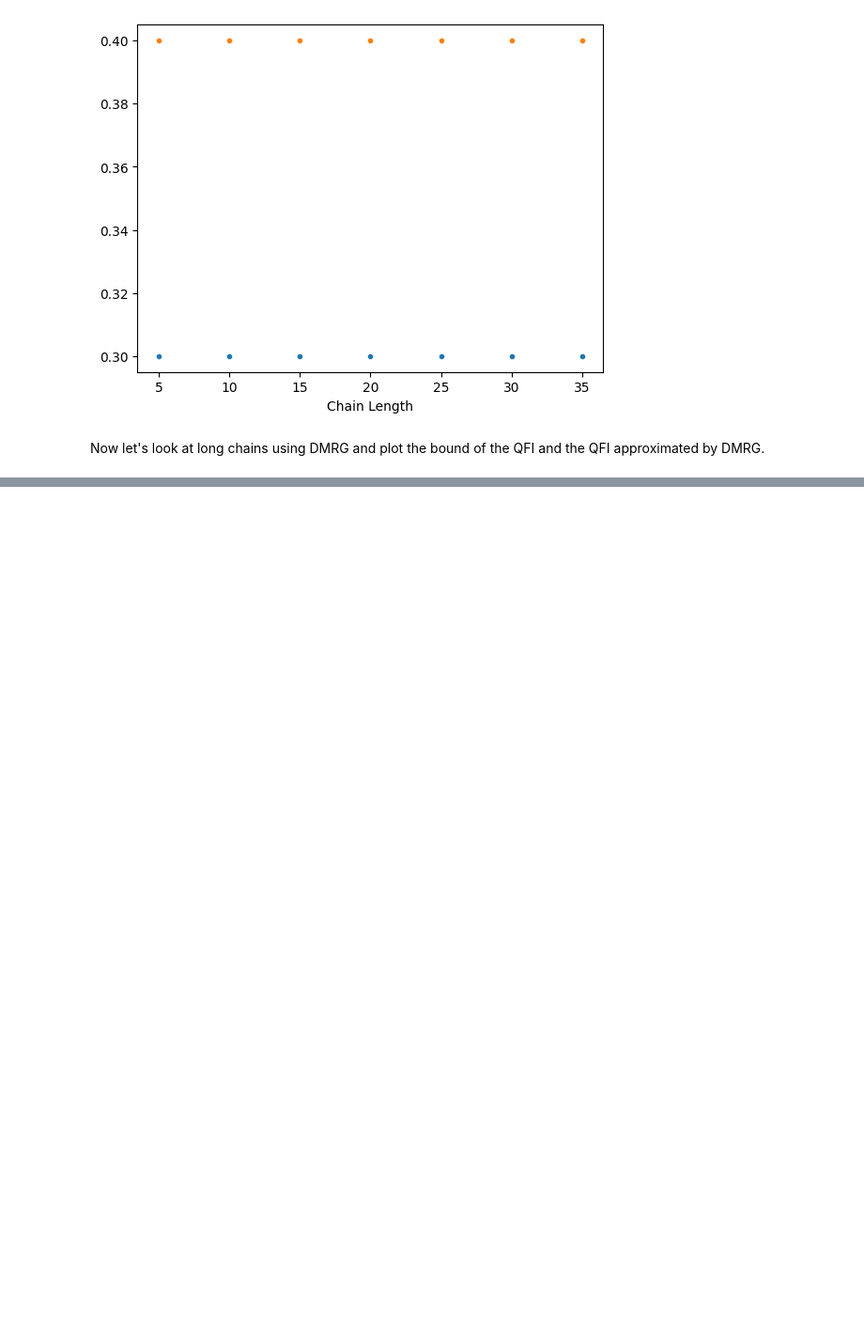
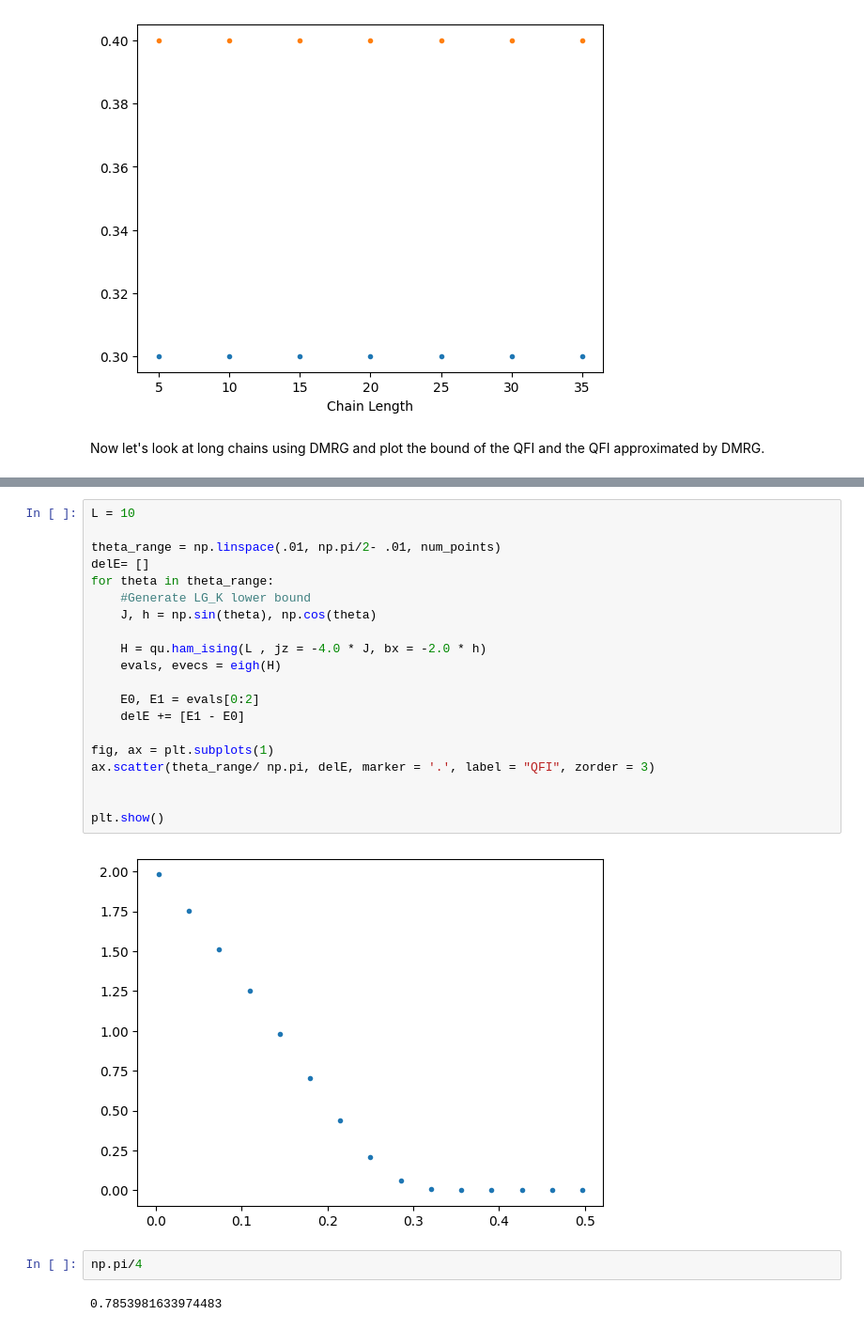
Before and after one commit to IanROsborne/Quantum_Metrology_Fisher_LG, a Jupyter notebook: TFI_Tensor_Net.ipynb, the cells around one changed output, grey strips where cells are left out. Shown at 94% size. Drawn from its saved outputs; the diff is of its cells as text; blank space fills up the shorter version.

```diff
--- a/TFI_Tensor_Net.ipynb
+++ b/TFI_Tensor_Net.ipynb
@@ -351,0 +387,26 @@ fig.savefig("C:\\Users\\ianro\\Documents\\Research\\Quantum_Metrology_AKLT\\Plot
+# %%
+L = 10
+
+theta_range = np.linspace(.01, np.pi/2- .01, num_points)
+delE= []
+for theta in theta_range:
+    #Generate LG_K lower bound
+    J, h = np.sin(theta), np.cos(theta)
+
+    H = qu.ham_ising(L , jz = -4.0 * J, bx = -2.0 * h)
+    evals, evecs = eigh(H)
+
+    E0, E1 = evals[0:2]
+    delE += [E1 - E0]
+
+fig, ax = plt.subplots(1)
+ax.scatter(theta_range/ np.pi, delE, marker = '.', label = "QFI", zorder = 3)
+
+
+plt.show()
+# %% [output]
+[figure, added]
+# %%
+np.pi/4
+# %% [output]
+0.7853981633974483
```
Also changed, not shown: parts of 4 cells of this notebook, 2 other files.
